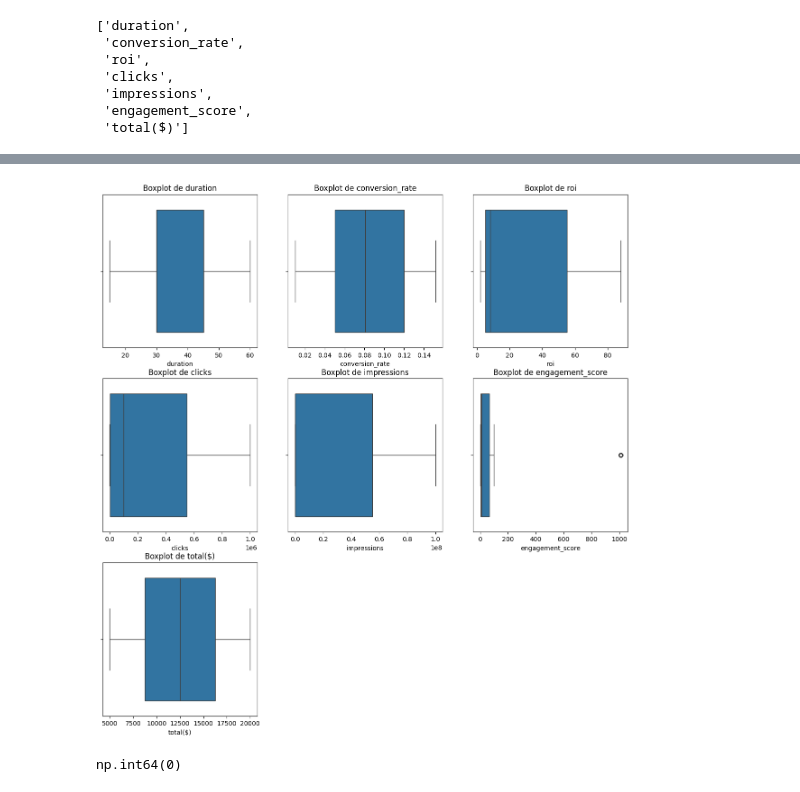
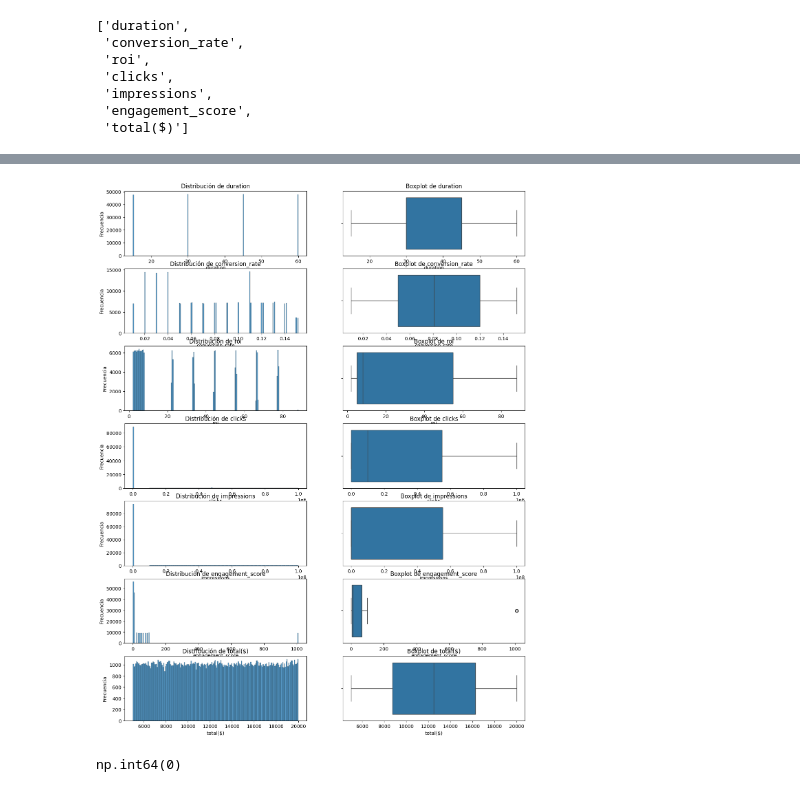
Before and after one commit to esanchezlaulhe1312/marketing_analysis, a Jupyter notebook: Jupyters/columnas_numericas.ipynb, the cells around one changed output, grey strips where cells are left out. Drawn from its saved outputs; the diff is of its cells as text; code cells hidden in the pictures.

```diff
--- a/Jupyters/columnas_numericas.ipynb
+++ b/Jupyters/columnas_numericas.ipynb
@@ -62,7 +62,7 @@ sv.subplot_col_num_hist (df,columnas_num)
-# %%
-sv.subplot_col_num_boxplot (df,columnas_num)
-# %% [output]
-[figure, removed]
+# %%
+sv.subplot_col_num_2(df,columnas_num)
+# %% [output]
+[figure, added]
 # %%
 df['impressions'][df['impressions']>800000000].count()
 # %% [output]
```
Also changed, not shown: parts of 4 cells of this notebook, 5 other files.
